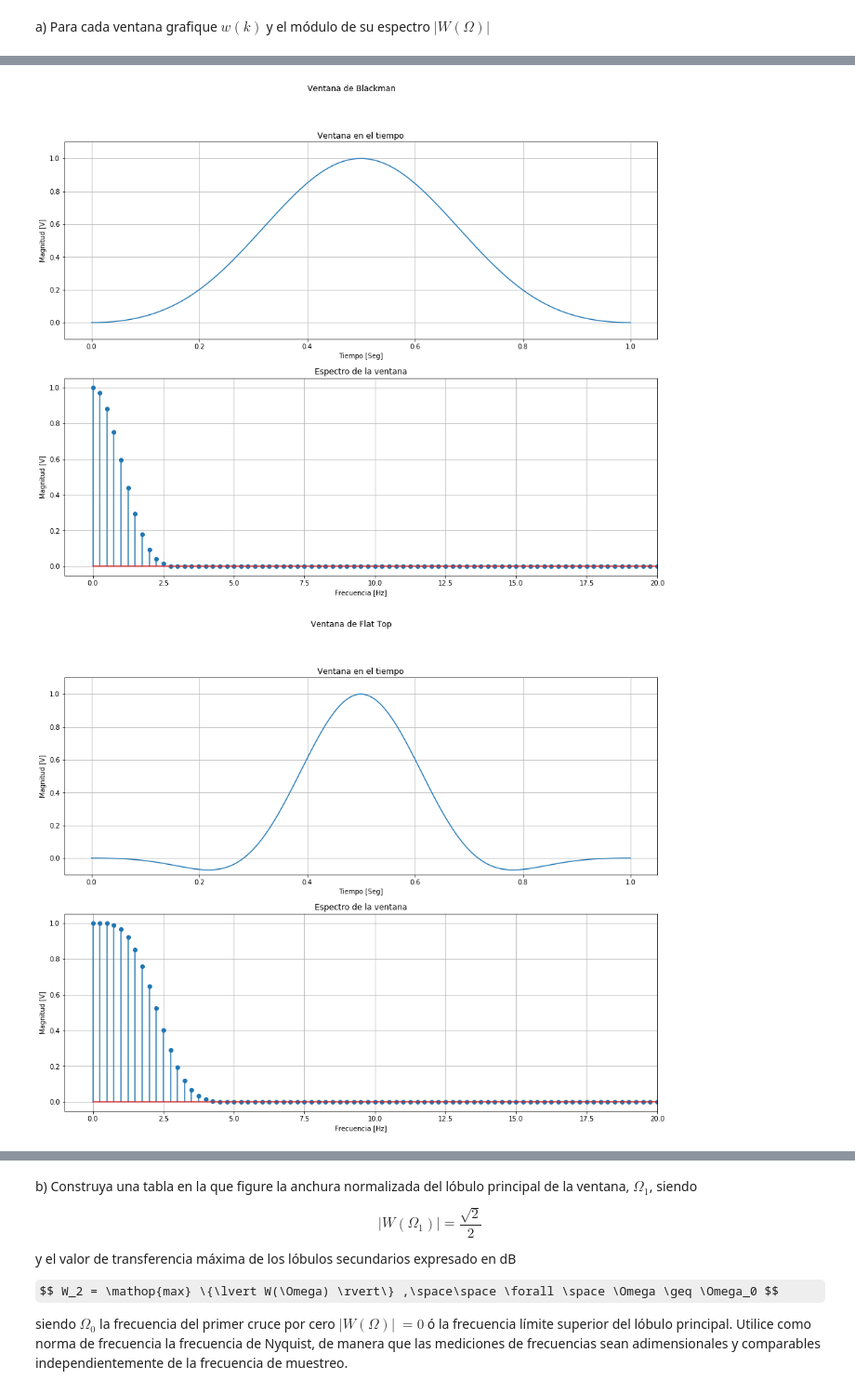
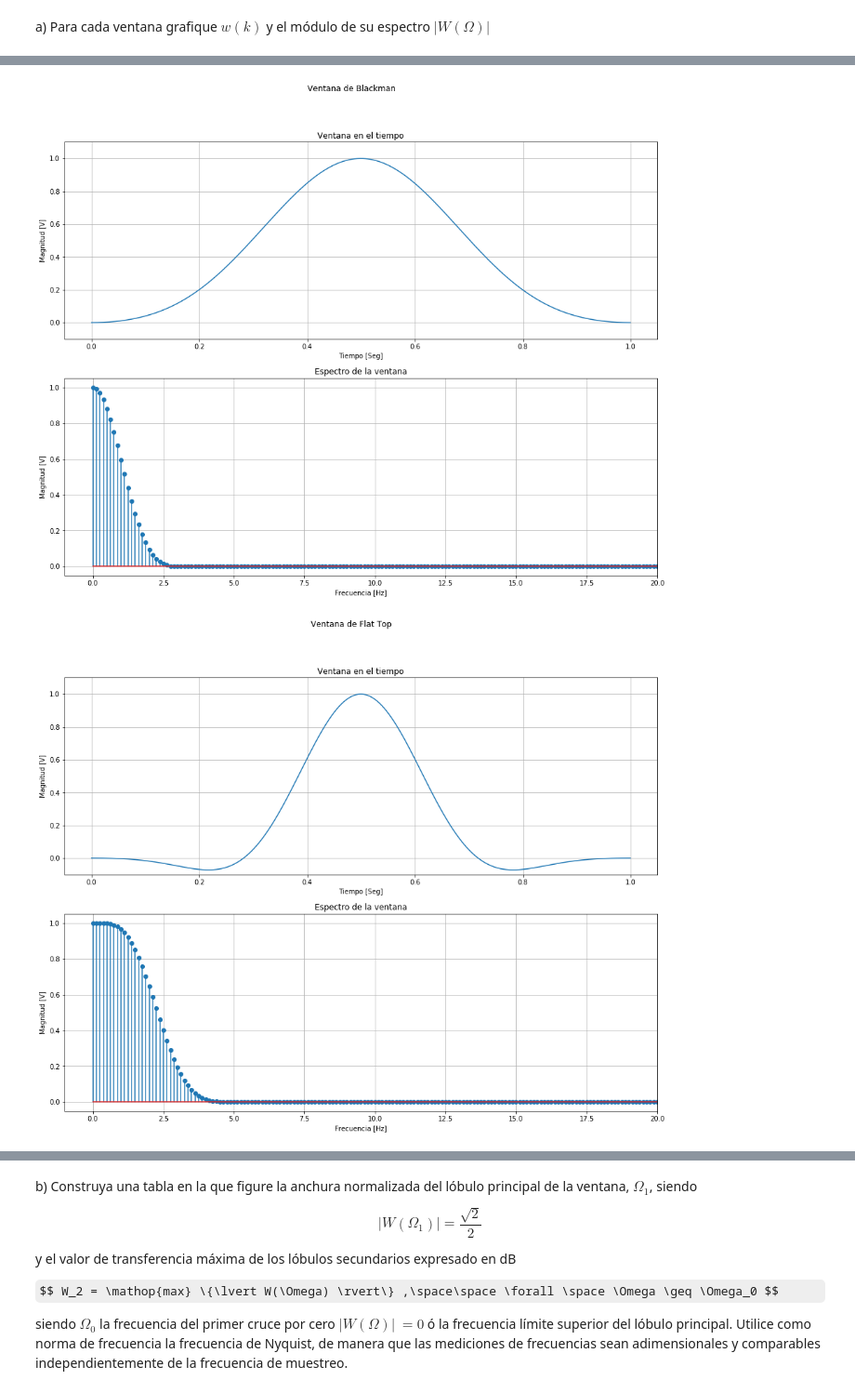
Before and after one commit to franmaiocchi/DSP, a Jupyter notebook: TP2/TP2 - Ventanas.ipynb, the cells around one changed output, grey strips where cells are left out. Shown at 93% size. Drawn from its saved outputs; the diff is of its cells as text; code cells hidden in the pictures; some formulas as TeX source.

```diff
--- a/TP2/TP2 - Ventanas.ipynb
+++ b/TP2/TP2 - Ventanas.ipynb
@@ -190,7 +185,7 @@ def rms(x):
     return np.sqrt(np.mean(np.square(x)))
 # %%
 # Se agregan (padding - 1)*N ceros para visualizar mejor el espectro de la ventana
-padding = 4
+padding = 8
 
 df_padding = fs/(padding*N)
 ff_padding = np.linspace(0, ((padding*N-1)*df_padding), int(padding*N))
@@ -251,4 +246,4 @@ for ven, label in zip(ventanas, ventanas_label):
-[figure, old version]
+[figure, new version]
-[figure, old version]
+[figure, new version]
 # %% [markdown]
 <div class="alert alert-block alert-warning">
```
Also changed, not shown: parts of 12 cells of this notebook.
